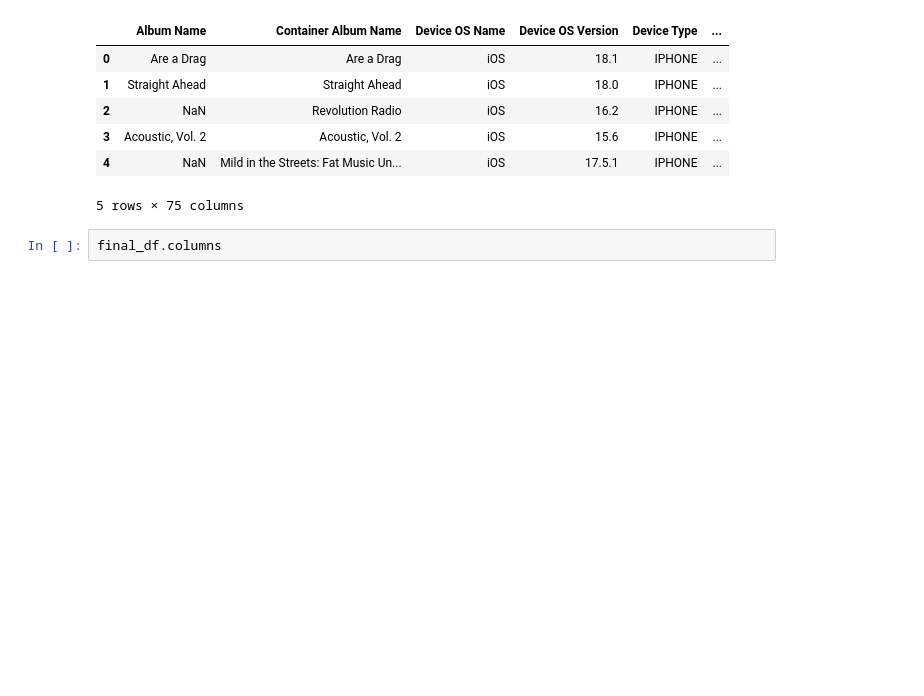
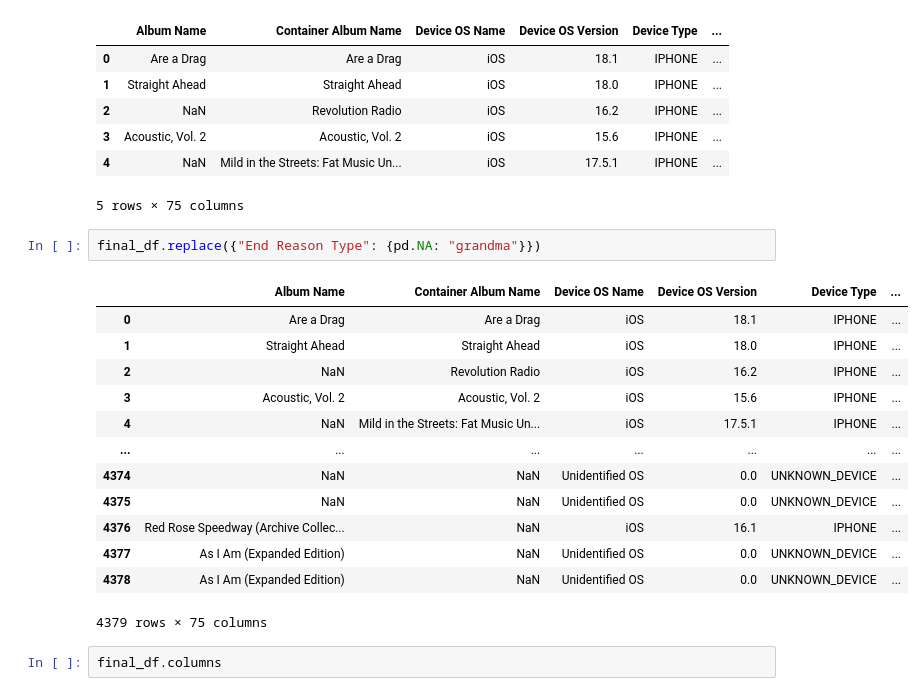
Before and after one commit to ftaylor101/spotify, a Jupyter notebook: apple_vis.ipynb, the cells around one changed output. Saved outputs shown, nothing was run; the diff lists cells and outputs as text; blank space fills up the shorter version.

```diff
--- a/apple_vis.ipynb
+++ b/apple_vis.ipynb
@@ -136,6 +136,22 @@ final_df.head()
 | 3 | Acoustic, Vol. 2 | Acoustic, Vol. 2 | iOS | 15.6 | IPHONE | ... |
 | 4 | NaN | Mild in the Streets: Fat Music Un... | iOS | 17.5.1 | IPHONE | ... |
 5 rows × 75 columns
+# %%
+final_df.replace({"End Reason Type": {pd.NA: "grandma"}})
+# %% [output]
+|  | Album Name | Container Album Name | Device OS Name | Device OS Version | Device Type | ... |
+| 0 | Are a Drag | Are a Drag | iOS | 18.1 | IPHONE | ... |
+| 1 | Straight Ahead | Straight Ahead | iOS | 18.0 | IPHONE | ... |
+| 2 | NaN | Revolution Radio | iOS | 16.2 | IPHONE | ... |
+| 3 | Acoustic, Vol. 2 | Acoustic, Vol. 2 | iOS | 15.6 | IPHONE | ... |
+| 4 | NaN | Mild in the Streets: Fat Music Un... | iOS | 17.5.1 | IPHONE | ... |
+| ... | ... | ... | ... | ... | ... | ... |
+| 4374 | NaN | NaN | Unidentified OS | 0.0 | UNKNOWN_DEVICE | ... |
+| 4375 | NaN | NaN | Unidentified OS | 0.0 | UNKNOWN_DEVICE | ... |
+| 4376 | Red Rose Speedway (Archive Collec... | NaN | iOS | 16.1 | IPHONE | ... |
+| 4377 | As I Am (Expanded Edition) | NaN | Unidentified OS | 0.0 | UNKNOWN_DEVICE | ... |
+| 4378 | As I Am (Expanded Edition) | NaN | Unidentified OS | 0.0 | UNKNOWN_DEVICE | ... |
+4379 rows × 75 columns
 # %%
 final_df.columns
 # %% [output]
```
Also changed, not shown: parts of 4 cells of this notebook, 1 other file.
